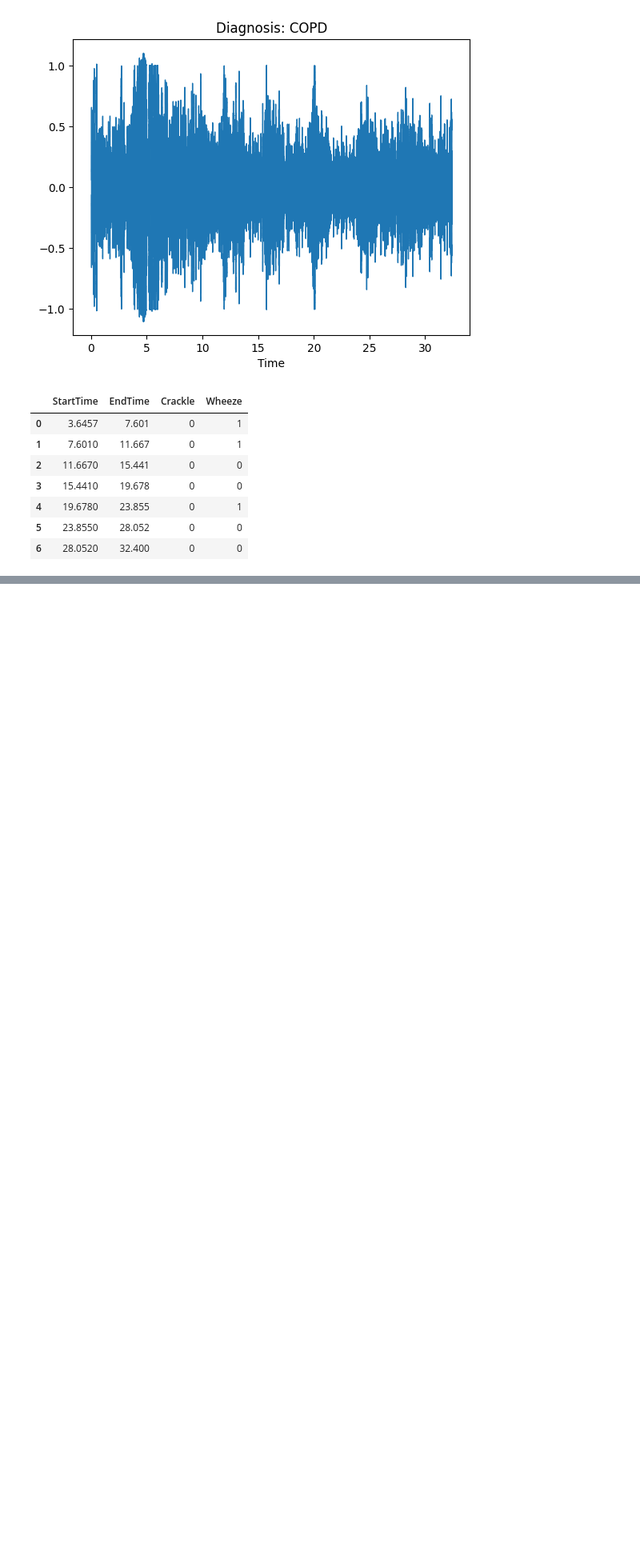
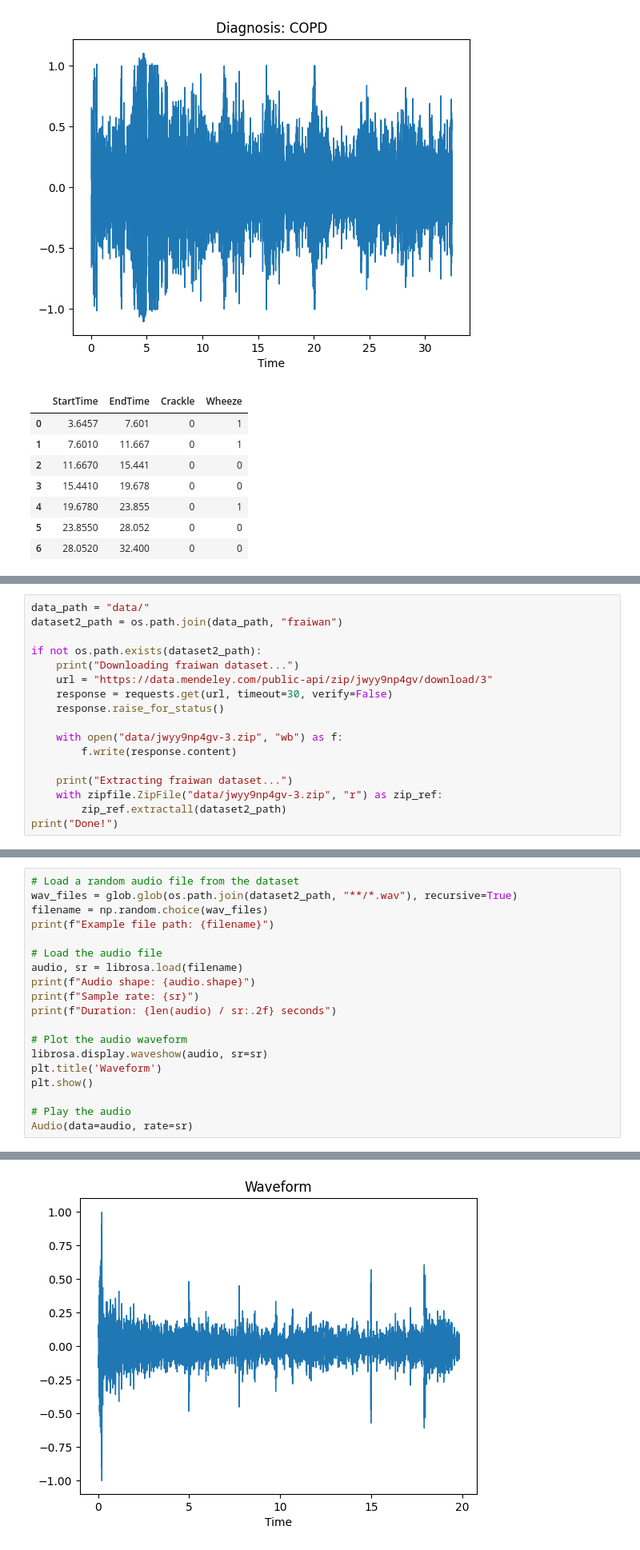
Before and after one commit to leticialopesms/lung-sounds-project, a Jupyter notebook: data_analysis.ipynb, the cells around one changed output, grey strips where cells are left out. Shown at 80% size. Cells and saved outputs as stored; diff of their text form; blank space fills up the shorter version.

```diff
--- a/data_analysis.ipynb
+++ b/data_analysis.ipynb
@@ -307,0 +343,17 @@ Sample: (714420,) 22050
+# %%
+data_path = "data/"
+dataset2_path = os.path.join(data_path, "fraiwan")
+
+if not os.path.exists(dataset2_path):
+    print("Downloading fraiwan dataset...")
+    url = "https://data.mendeley.com/public-api/zip/jwyy9np4gv/download/3"
+    response = requests.get(url, timeout=30, verify=False)
+    response.raise_for_status()
+
+    with open("data/jwyy9np4gv-3.zip", "wb") as f:
+        f.write(response.content)
+
+    print("Extracting fraiwan dataset...")
+    with zipfile.ZipFile("data/jwyy9np4gv-3.zip", "r") as zip_ref:
+        zip_ref.extractall(dataset2_path)
+print("Done!")
@@ -307,0 +375,20 @@ Sample: (714420,) 22050
+# %%
+# Load a random audio file from the dataset
+wav_files = glob.glob(os.path.join(dataset2_path, "**/*.wav"), recursive=True)
+filename = np.random.choice(wav_files)
+print(f"Example file path: {filename}")
+
+# Load the audio file
+audio, sr = librosa.load(filename)
+print(f"Audio shape: {audio.shape}")
+print(f"Sample rate: {sr}")
+print(f"Duration: {len(audio) / sr:.2f} seconds")
+
+# Plot the audio waveform
+librosa.display.waveshow(audio, sr=sr)
+plt.title('Waveform')
+plt.show()
+
+# Play the audio
+Audio(data=audio, rate=sr)
+# %% [output]
@@ -307,0 +399 @@ Sample: (714420,) 22050
+[figure, added]
```
Also changed, not shown: parts of 12 cells of this notebook, 1 other file.
